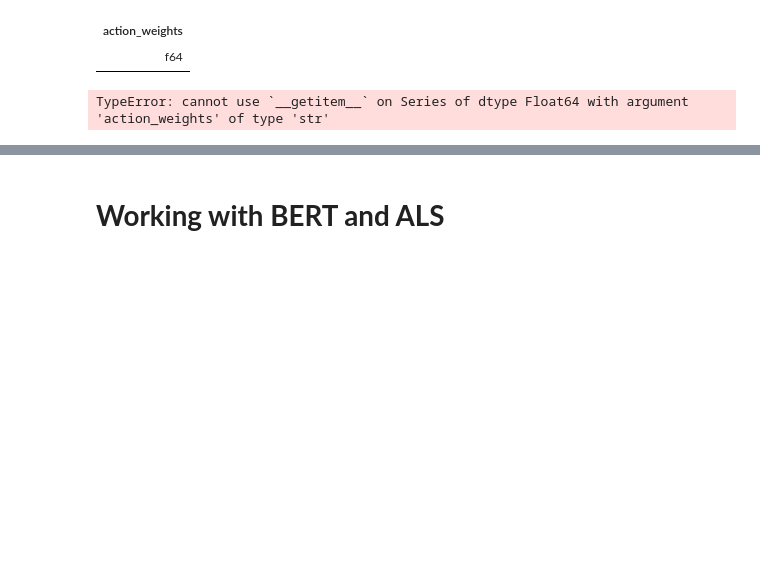
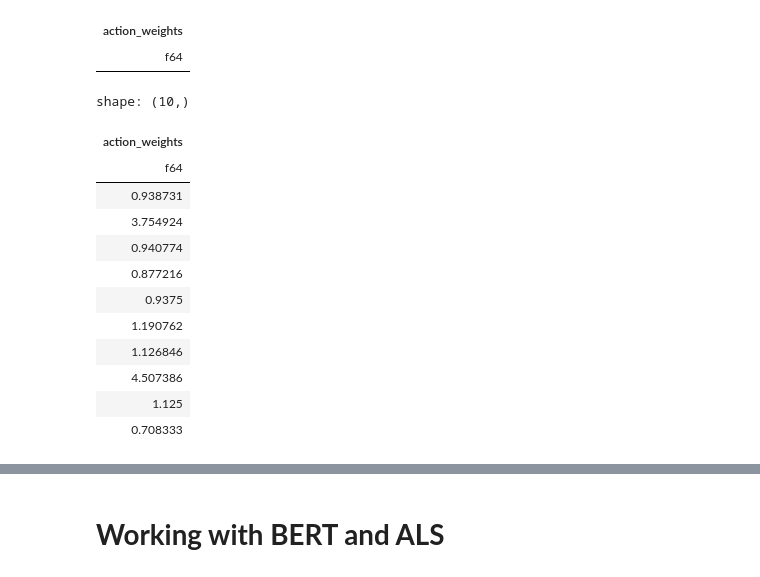
Before and after one commit to Sinagoga/hse_project, a Jupyter notebook: hh_start.ipynb, the cells around one changed output, grey strips where cells are left out. Drawn from its saved outputs; the diff is of its cells as text; code cells hidden in the pictures; blank space fills up the shorter version.

Commit message:
data was prepared

```diff
--- a/hh_start.ipynb
+++ b/hh_start.ipynb
@@ -238,7 +238,20 @@ shape: (0, 1)
 | action_weights |
 | f64 |
 # %%
+action_w = pl.DataFrame({"action_weights": pl.Series([]).cast(float)})
 action_w = action_w["action_weights"].append(pl.Series(l))
-action_w
+action_w.head()
 # %% [output]
-TypeError: cannot use `__getitem__` on Series of dtype Float64 with argument 'action_weights' of type 'str'
+shape: (10,)
+| action_weights |
+| f64 |
+| 0.938731 |
+| 3.754924 |
+| 0.940774 |
+| 0.877216 |
+| 0.9375 |
+| 1.190762 |
+| 1.126846 |
+| 4.507386 |
+| 1.125 |
+| 0.708333 |
```
Also changed, not shown: parts of 7 cells of this notebook.
